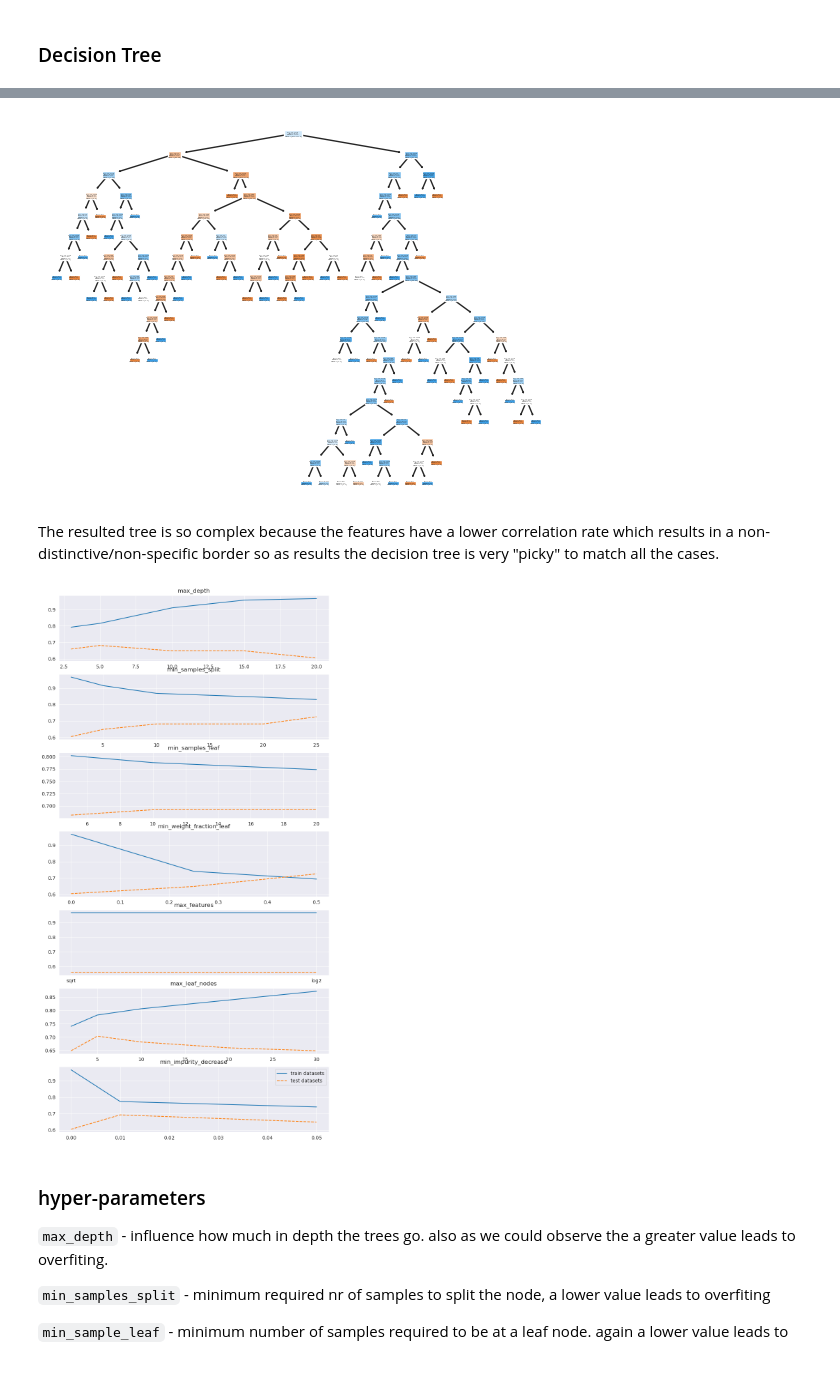
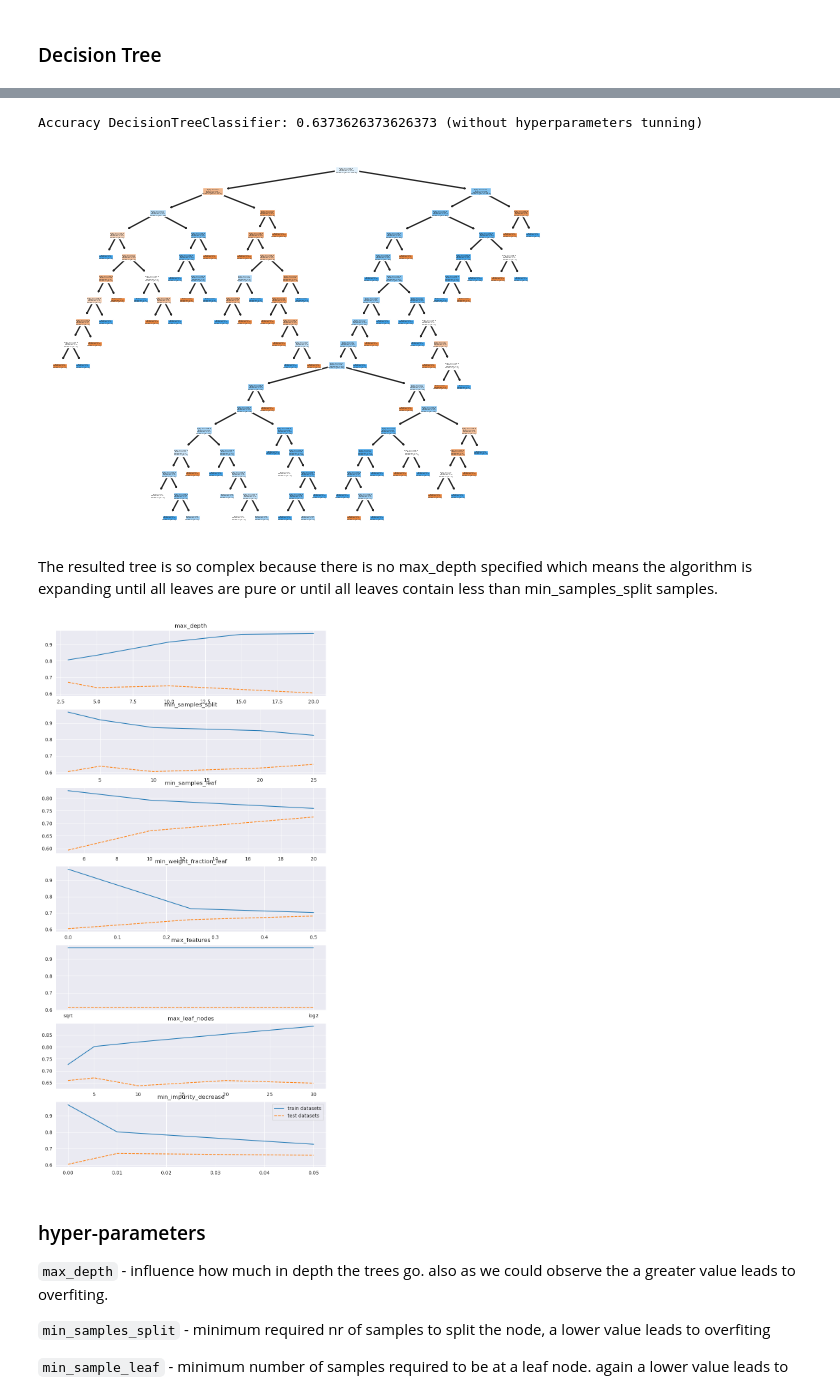
Before and after one commit to its-mario/Sigmoid-Mentoring, a Jupyter notebook: 07_decision_tree.ipynb, the cells around one changed output, grey strips where cells are left out. Cells and saved outputs as stored; diff of their text form; code cells hidden in the pictures.

Commit message:
finished homework 07_decision_tree

```diff
--- a/07_decision_tree.ipynb
+++ b/07_decision_tree.ipynb
@@ -152,18 +154,21 @@ sns.scatterplot(x="thalach", y="oldpeak", hue="target", data = selected_columns)
 # %%
 plt.figure()
 clf = DecisionTreeClassifier().fit(X, y)
+y_predicted = clf.predict(X_test)
+accuracy = accuracy_score(y_test, y_predicted)
+print(f"Accuracy DecisionTreeClassifier: {accuracy} (without hyperparameters tunning)")
 plot_tree(clf, filled=True)
 plt.show()
 # %% [output]
+Accuracy DecisionTreeClassifier: 0.6373626373626373 (without hyperparameters tunning)
-[figure, old version]
+[figure, new version]
 # %% [markdown]
-The resulted tree is so complex because the features have a lower correlation rate which results in a non-distinctive/non-specific border so as results the decision tree is very "picky" to match all the cases.
+The resulted tree is so complex because there is no max_depth specified which means the algorithm is expanding until all leaves are pure or until all leaves contain less than min_samples_split samples.
 # %%
 
 random_state = 42
 
 # setting hyperparameters
-# dict below was copied from my mentor Max
 
 params_grid = {
     'max_depth': [3, 5, 10, 15, 20],
@@ -180,14 +185,13 @@ params_grid = {
 index = 0
 fig, axs = plt.subplots(len(params_grid),figsize=(10, 20))
 for hyperparameter, values in params_grid.items():
-    # NOTE: I know about the existence of GridCV but need to show the hyperparameters individually that's way I will use a simple for
-
     accuracies = []
     accuracies_test = []
+
     for value in values:
         init_parameters = {hyperparameter: value, "random_state": 42}
         clf = DecisionTreeClassifier(**init_parameters)
-        clf.fit(X, y)
+        clf.fit(X, y) # train for each hyperparmeter
         y_predicted_data = clf.predict(X)
         y_predicted_test = clf.predict(X_test)
         accuracy = accuracy_score(y, y_predicted_data)
@@ -196,12 +200,12 @@ for hyperparameter, values in params_grid.items():
         accuracies_test.append(accuracy_test)
 
     axs[index].plot( values, accuracies, label= "train")
-    axs[index].errorbar( values, accuracies_test, linestyle='--', label ="test")
+    axs[index].plot( values, accuracies_test, linestyle='--', label ="test")
     axs[index].set_title(hyperparameter)
-    index += 1 # crazy
+    index += 1 # crazy algorithms (o_O )
     plt.legend(["train datasets", "test datasets"])
 # %% [output]
-[figure, old version]
+[figure, new version]
 # %% [markdown]
 ### hyper-parameters
 
```
Also changed, not shown: parts of 8 cells of this notebook.
